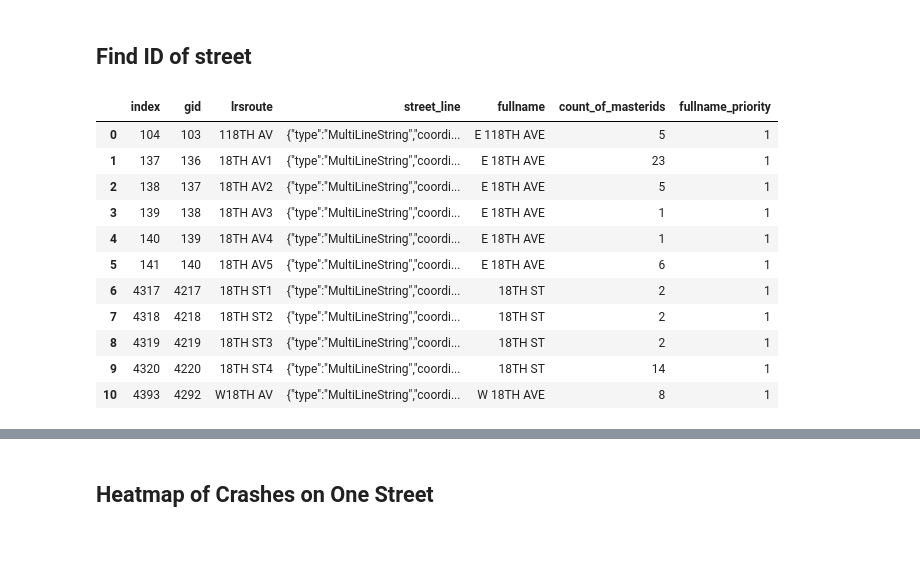
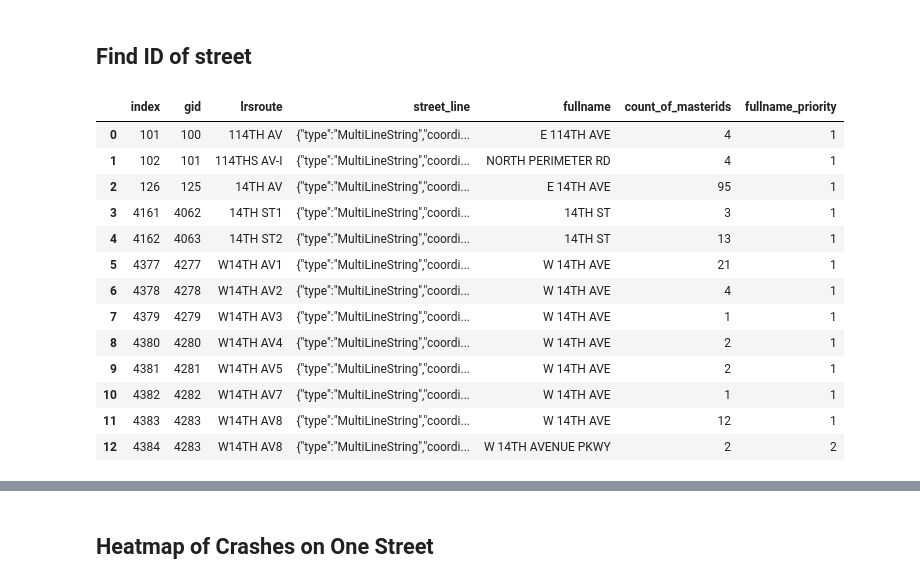
Before and after one commit to devinbrady/denver-street-data, a Jupyter notebook: notebooks/Crashes_on_a_Street.ipynb, the cells around one changed output, grey strips where cells are left out. Cells and saved outputs as stored; diff of their text form; code cells hidden in the pictures; blank space fills up the shorter version.

```diff
--- a/notebooks/Crashes_on_a_Street.ipynb
+++ b/notebooks/Crashes_on_a_Street.ipynb
@@ -39,21 +39,23 @@ group by 1,2,3,4
 
 street_ids = pd.read_sql(query, cda.conn)
 # %%
-streets_to_map = street_ids[street_ids.lrsroute.str.contains('18TH')].reset_index()
+streets_to_map = street_ids[street_ids.lrsroute.str.contains('14TH')].reset_index()
 streets_to_map
 # %% [output]
 |  | index | gid | lrsroute | street_line | fullname | count_of_masterids | fullname_priority |
-| 0 | 104 | 103 | 118TH AV | {"type":"MultiLineString","coordi... | E 118TH AVE | 5 | 1 |
-| 1 | 137 | 136 | 18TH AV1 | {"type":"MultiLineString","coordi... | E 18TH AVE | 23 | 1 |
-| 2 | 138 | 137 | 18TH AV2 | {"type":"MultiLineString","coordi... | E 18TH AVE | 5 | 1 |
-| 3 | 139 | 138 | 18TH AV3 | {"type":"MultiLineString","coordi... | E 18TH AVE | 1 | 1 |
-| 4 | 140 | 139 | 18TH AV4 | {"type":"MultiLineString","coordi... | E 18TH AVE | 1 | 1 |
-| 5 | 141 | 140 | 18TH AV5 | {"type":"MultiLineString","coordi... | E 18TH AVE | 6 | 1 |
-| 6 | 4317 | 4217 | 18TH ST1 | {"type":"MultiLineString","coordi... | 18TH ST | 2 | 1 |
-| 7 | 4318 | 4218 | 18TH ST2 | {"type":"MultiLineString","coordi... | 18TH ST | 2 | 1 |
-| 8 | 4319 | 4219 | 18TH ST3 | {"type":"MultiLineString","coordi... | 18TH ST | 2 | 1 |
-| 9 | 4320 | 4220 | 18TH ST4 | {"type":"MultiLineString","coordi... | 18TH ST | 14 | 1 |
-| 10 | 4393 | 4292 | W18TH AV | {"type":"MultiLineString","coordi... | W 18TH AVE | 8 | 1 |
+| 0 | 101 | 100 | 114TH AV | {"type":"MultiLineString","coordi... | E 114TH AVE | 4 | 1 |
+| 1 | 102 | 101 | 114THS AV-I | {"type":"MultiLineString","coordi... | NORTH PERIMETER RD | 4 | 1 |
+| 2 | 126 | 125 | 14TH AV | {"type":"MultiLineString","coordi... | E 14TH AVE | 95 | 1 |
+| 3 | 4161 | 4062 | 14TH ST1 | {"type":"MultiLineString","coordi... | 14TH ST | 3 | 1 |
+| 4 | 4162 | 4063 | 14TH ST2 | {"type":"MultiLineString","coordi... | 14TH ST | 13 | 1 |
+| 5 | 4377 | 4277 | W14TH AV1 | {"type":"MultiLineString","coordi... | W 14TH AVE | 21 | 1 |
+| 6 | 4378 | 4278 | W14TH AV2 | {"type":"MultiLineString","coordi... | W 14TH AVE | 4 | 1 |
+| 7 | 4379 | 4279 | W14TH AV3 | {"type":"MultiLineString","coordi... | W 14TH AVE | 1 | 1 |
+| 8 | 4380 | 4280 | W14TH AV4 | {"type":"MultiLineString","coordi... | W 14TH AVE | 2 | 1 |
+| 9 | 4381 | 4281 | W14TH AV5 | {"type":"MultiLineString","coordi... | W 14TH AVE | 2 | 1 |
+| 10 | 4382 | 4282 | W14TH AV7 | {"type":"MultiLineString","coordi... | W 14TH AVE | 1 | 1 |
+| 11 | 4383 | 4283 | W14TH AV8 | {"type":"MultiLineString","coordi... | W 14TH AVE | 12 | 1 |
+| 12 | 4384 | 4283 | W14TH AV8 | {"type":"MultiLineString","coordi... | W 14TH AVENUE PKWY | 2 | 2 |
 # %%
 this_map = folium.Map(prefer_canvas=True, tiles='Stamen Toner')
 
```
Also changed, not shown: parts of 7 cells of this notebook, 17 other files.
